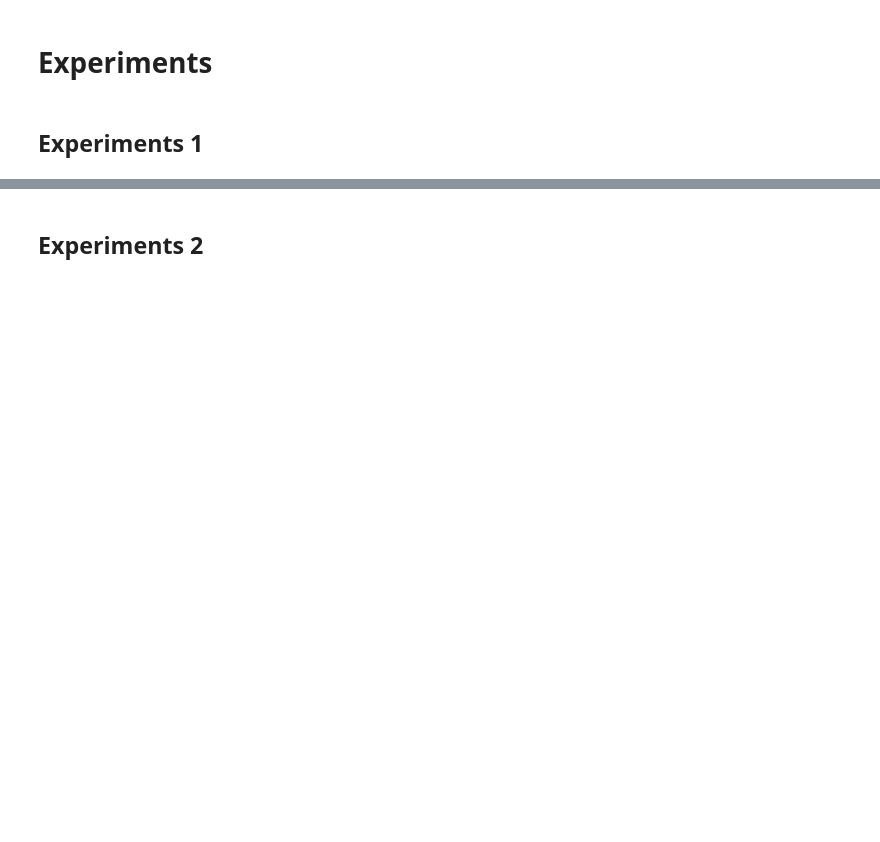
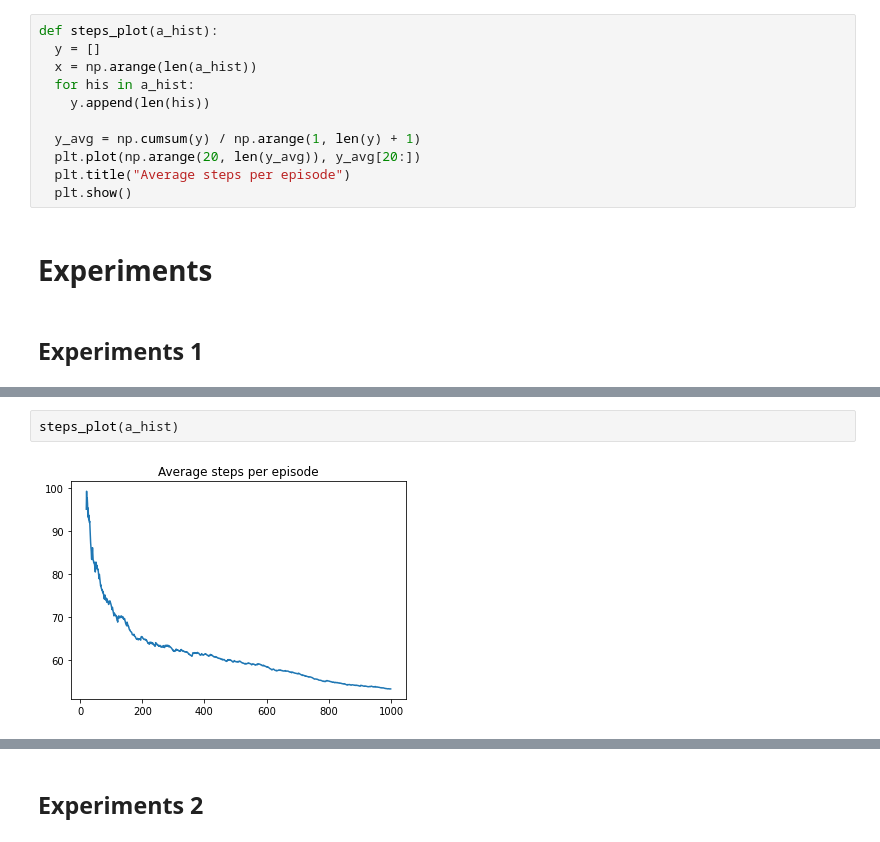
Before and after one commit to alexxcollins/Collins_Adib_INM707_CW, a Jupyter notebook: Experiments.ipynb, the cells around one changed output, grey strips where cells are left out. Drawn from its saved outputs; the diff is of its cells as text; blank space fills up the shorter version.

```diff
--- a/Experiments.ipynb
+++ b/Experiments.ipynb
@@ -45,3 +51,14 @@ def calculate_rewards(R_matrix, path):
+# %%
+def steps_plot(a_hist):
+  y = []
+  x = np.arange(len(a_hist))
+  for his in a_hist:
+    y.append(len(his))
+
+  y_avg = np.cumsum(y) / np.arange(1, len(y) + 1)
+  plt.plot(np.arange(20, len(y_avg)), y_avg[20:])
+  plt.title("Average steps per episode")
+  plt.show()
 # %% [markdown]
 # **Experiments**
 # %% [markdown]
@@ -89,3 +101,7 @@ Wall time: 1.15 s
+# %%
+steps_plot(a_hist)
+# %% [output]
+[figure, added]
 # %%
 path = find_path(Q_hist[-1])
 r, steps = calculate_rewards(q_learning.R, path)
```
Also changed, not shown: parts of 52 cells of this notebook, 2 other files.
